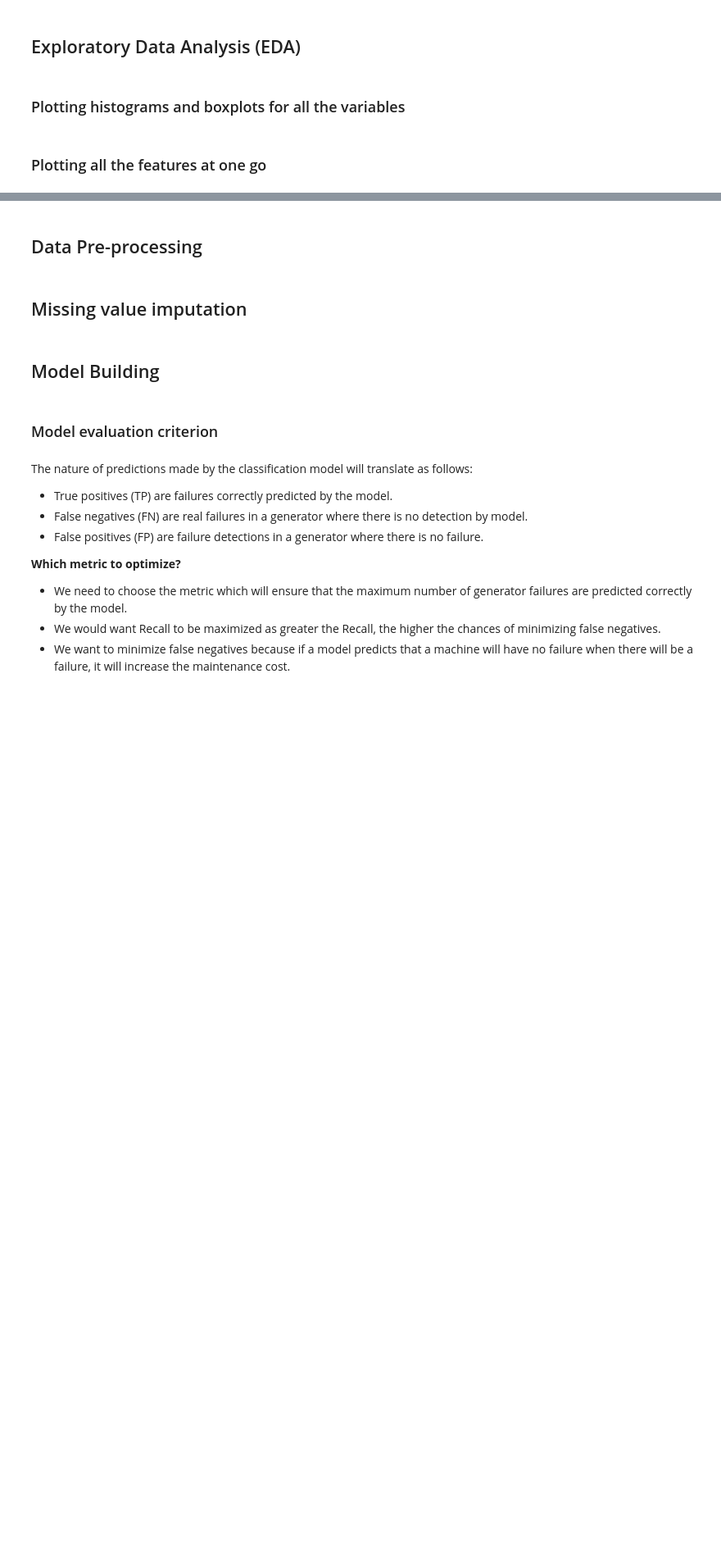
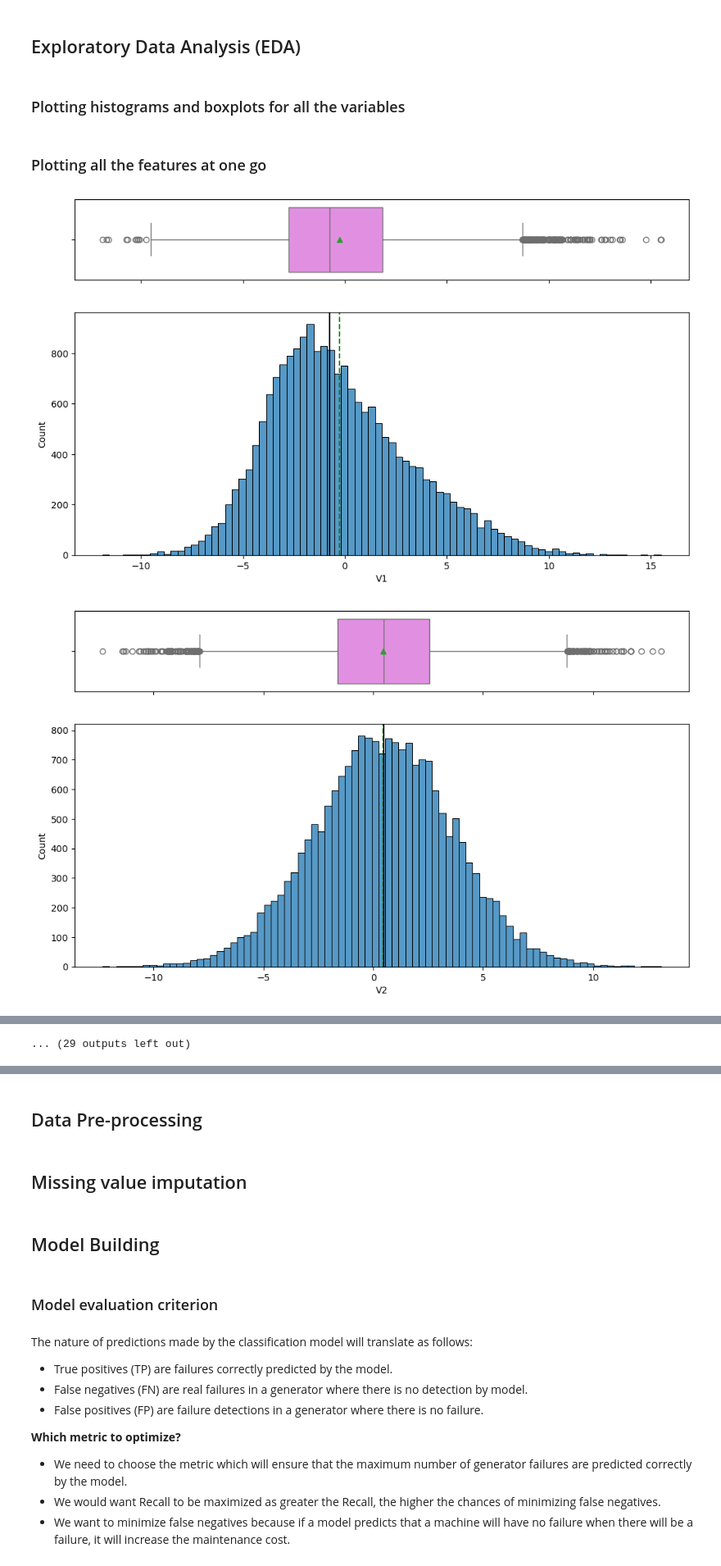
Before and after one commit to cmurray4492/PythonProjects, a Jupyter notebook: UT_Austin/Model Tuning/CDM MT_Project_LearnerNotebook_FullCode.ipynb, the cells around one changed output, grey strips where cells are left out. Shown at 82% size. Saved outputs shown, nothing was run; the diff lists cells and outputs as text; code cells hidden in the pictures; blank space fills up the shorter version.

```diff
--- a/UT_Austin/Model Tuning/CDM MT_Project_LearnerNotebook_FullCode.ipynb
+++ b/UT_Austin/Model Tuning/CDM MT_Project_LearnerNotebook_FullCode.ipynb
@@ -158,5 +213,8 @@ def histogram_boxplot(data, feature, figsize=(12, 7), kde=False, bins=None):
 # %% [markdown]
 ### Plotting all the features at one go
 # %%
-for feature in df.columns:
-    histogram_boxplot(df, feature, figsize=(12, 7), kde=False, bins=None) ## Please change the dataframe name as you define while reading the data
+for feature in base_train.columns:
+    histogram_boxplot(base_train, feature, figsize=(12, 7), kde=False, bins=None) ## Please change the dataframe name as you define while reading the data ;
+# %% [output]
+[figure, added]
+[figure, added]
@@ -162,0 +231 @@ for feature in df.columns:
+... (29 outputs left out)
```
Also changed, not shown: parts of 16 cells of this notebook.
